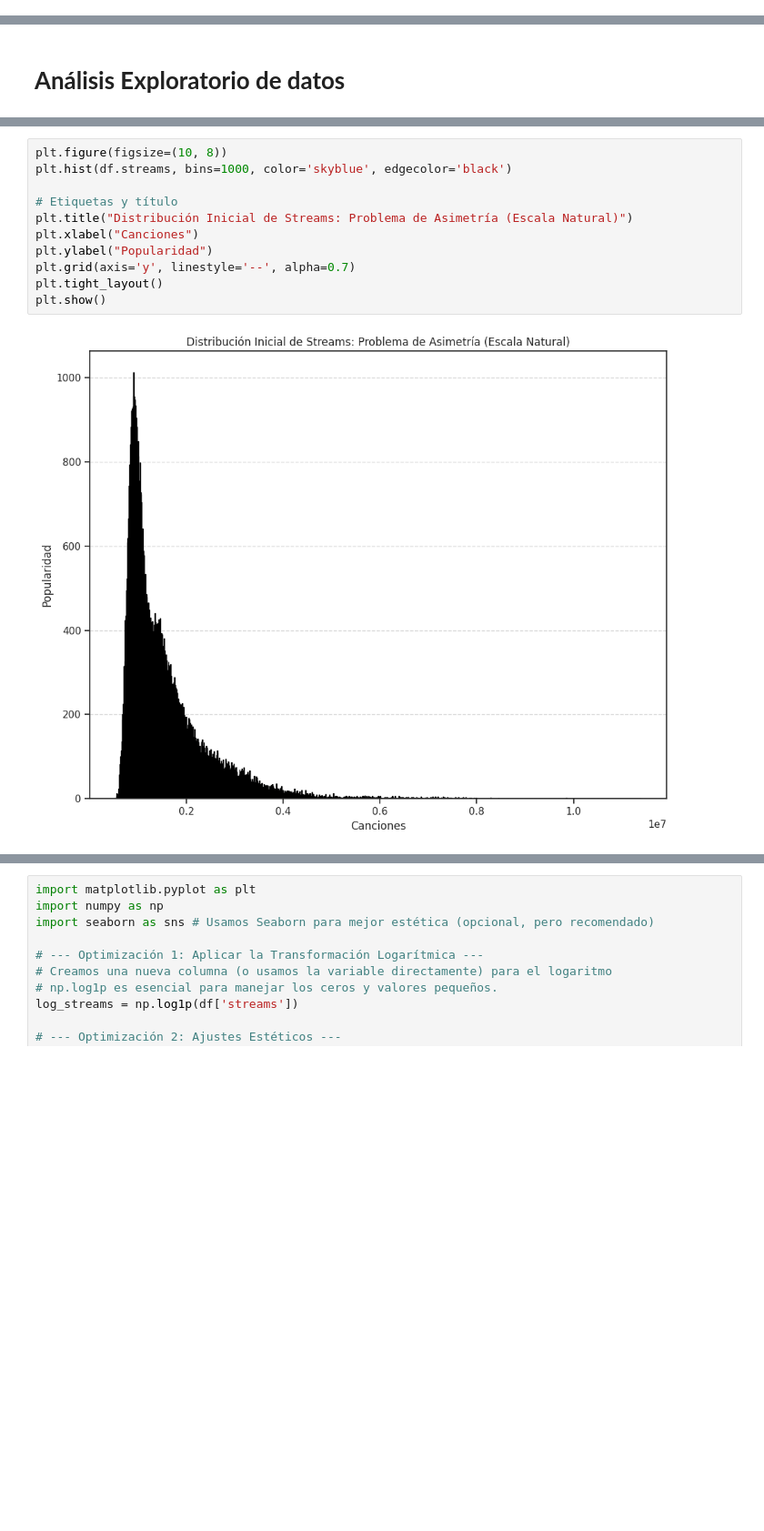
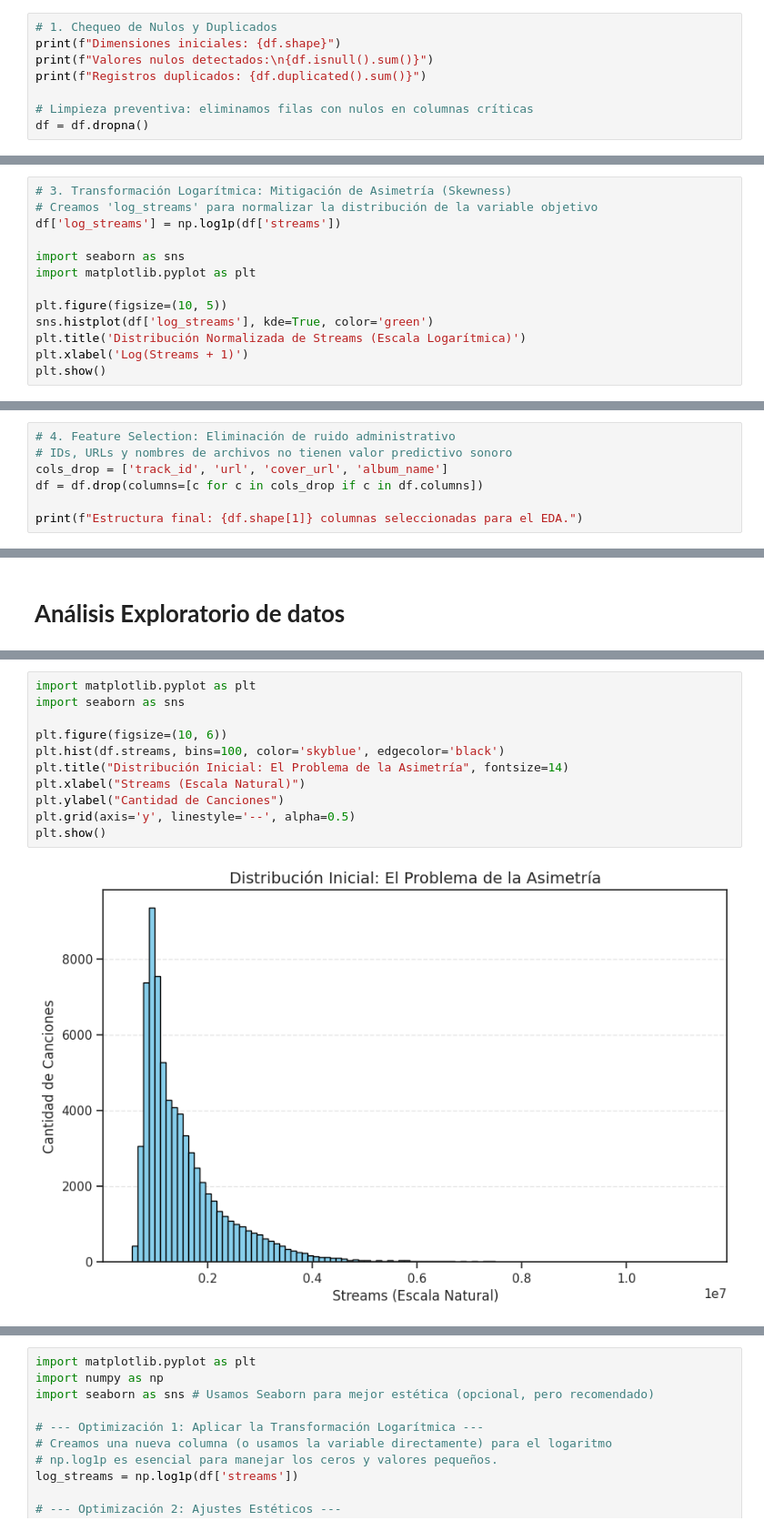
Before and after one commit to tiagoflorin/DataScience1, a Jupyter notebook: Auditoria_Musical_Taeko_Final.ipynb, the cells around one changed output, grey strips where cells are left out. Shown at 91% size. Cells and saved outputs as stored; diff of their text form; blank space fills up the shorter version.

```diff
--- a/Auditoria_Musical_Taeko_Final.ipynb
+++ b/Auditoria_Musical_Taeko_Final.ipynb
@@ -165,0 +176,8 @@ time_signature: Compás medio del track. Mide las pulsaciones que hay por cada c
+# %%
+# 1. Chequeo de Nulos y Duplicados
+print(f"Dimensiones iniciales: {df.shape}")
+print(f"Valores nulos detectados:\n{df.isnull().sum()}")
+print(f"Registros duplicados: {df.duplicated().sum()}")
+
+# Limpieza preventiva: eliminamos filas con nulos en columnas críticas
+df = df.dropna()
@@ -165,0 +218,13 @@ time_signature: Compás medio del track. Mide las pulsaciones que hay por cada c
+# %%
+# 3. Transformación Logarítmica: Mitigación de Asimetría (Skewness)
+# Creamos 'log_streams' para normalizar la distribución de la variable objetivo
+df['log_streams'] = np.log1p(df['streams'])
+
+import seaborn as sns
+import matplotlib.pyplot as plt
+
+plt.figure(figsize=(10, 5))
+sns.histplot(df['log_streams'], kde=True, color='green')
+plt.title('Distribución Normalizada de Streams (Escala Logarítmica)')
+plt.xlabel('Log(Streams + 1)')
+plt.show()
@@ -165,0 +235,7 @@ time_signature: Compás medio del track. Mide las pulsaciones que hay por cada c
+# %%
+# 4. Feature Selection: Eliminación de ruido administrativo
+# IDs, URLs y nombres de archivos no tienen valor predictivo sonoro
+cols_drop = ['track_id', 'url', 'cover_url', 'album_name']
+df = df.drop(columns=[c for c in cols_drop if c in df.columns])
+
+print(f"Estructura final: {df.shape[1]} columnas seleccionadas para el EDA.")
@@ -170,13 +252,13 @@ time_signature: Compás medio del track. Mide las pulsaciones que hay por cada c
 # %%
-plt.figure(figsize=(10, 8))
-plt.hist(df.streams, bins=1000, color='skyblue', edgecolor='black')
+import matplotlib.pyplot as plt
+import seaborn as sns
 
-# Etiquetas y título
-plt.title("Distribución Inicial de Streams: Problema de Asimetría (Escala Natural)")
-plt.xlabel("Canciones")
-plt.ylabel("Popularidad")
-plt.grid(axis='y', linestyle='--', alpha=0.7)
-plt.tight_layout()
+plt.figure(figsize=(10, 6))
+plt.hist(df.streams, bins=100, color='skyblue', edgecolor='black')
+plt.title("Distribución Inicial: El Problema de la Asimetría", fontsize=14)
+plt.xlabel("Streams (Escala Natural)")
+plt.ylabel("Cantidad de Canciones")
+plt.grid(axis='y', linestyle='--', alpha=0.5)
 plt.show()
 # %% [output]
-[figure, old version]
+[figure, new version]
```
Also changed, not shown: parts of 61 cells of this notebook.
